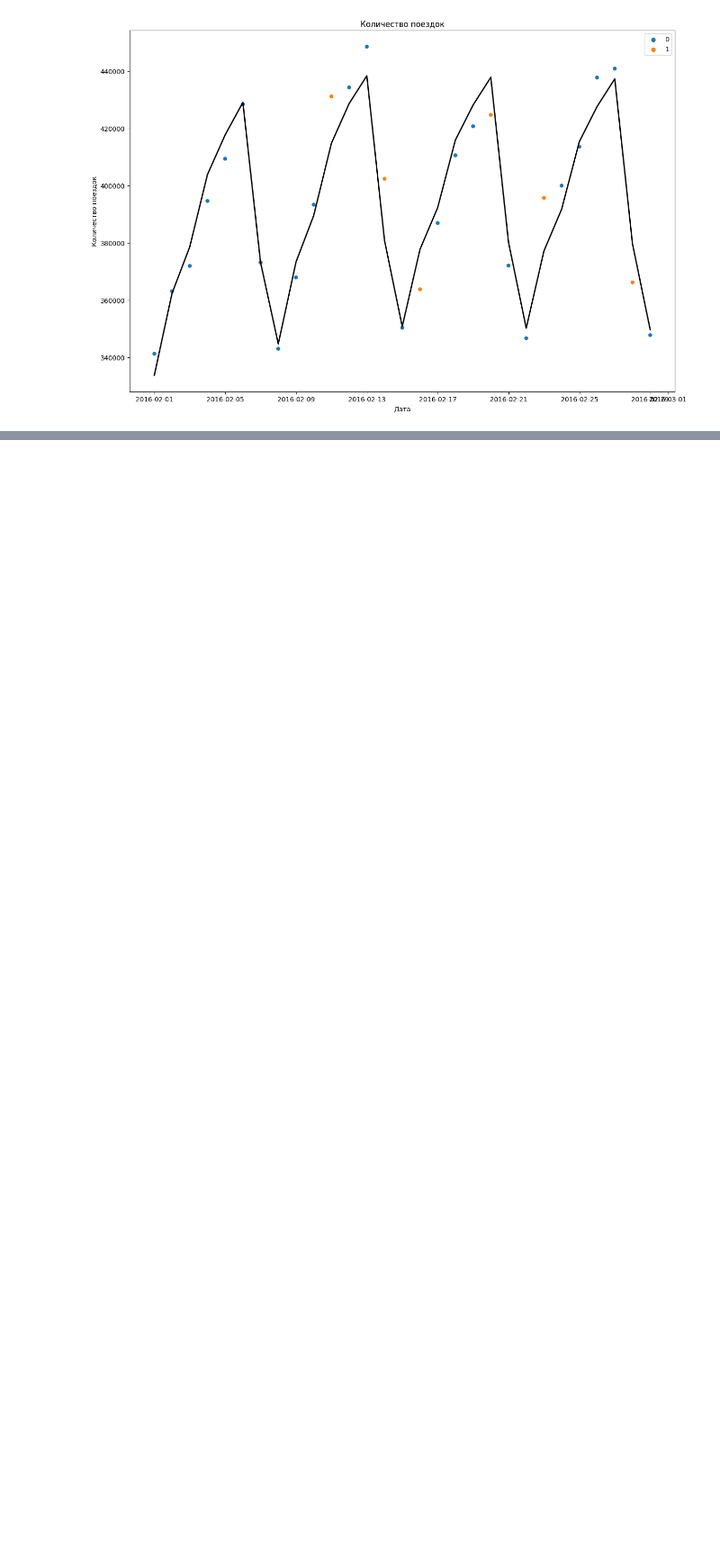
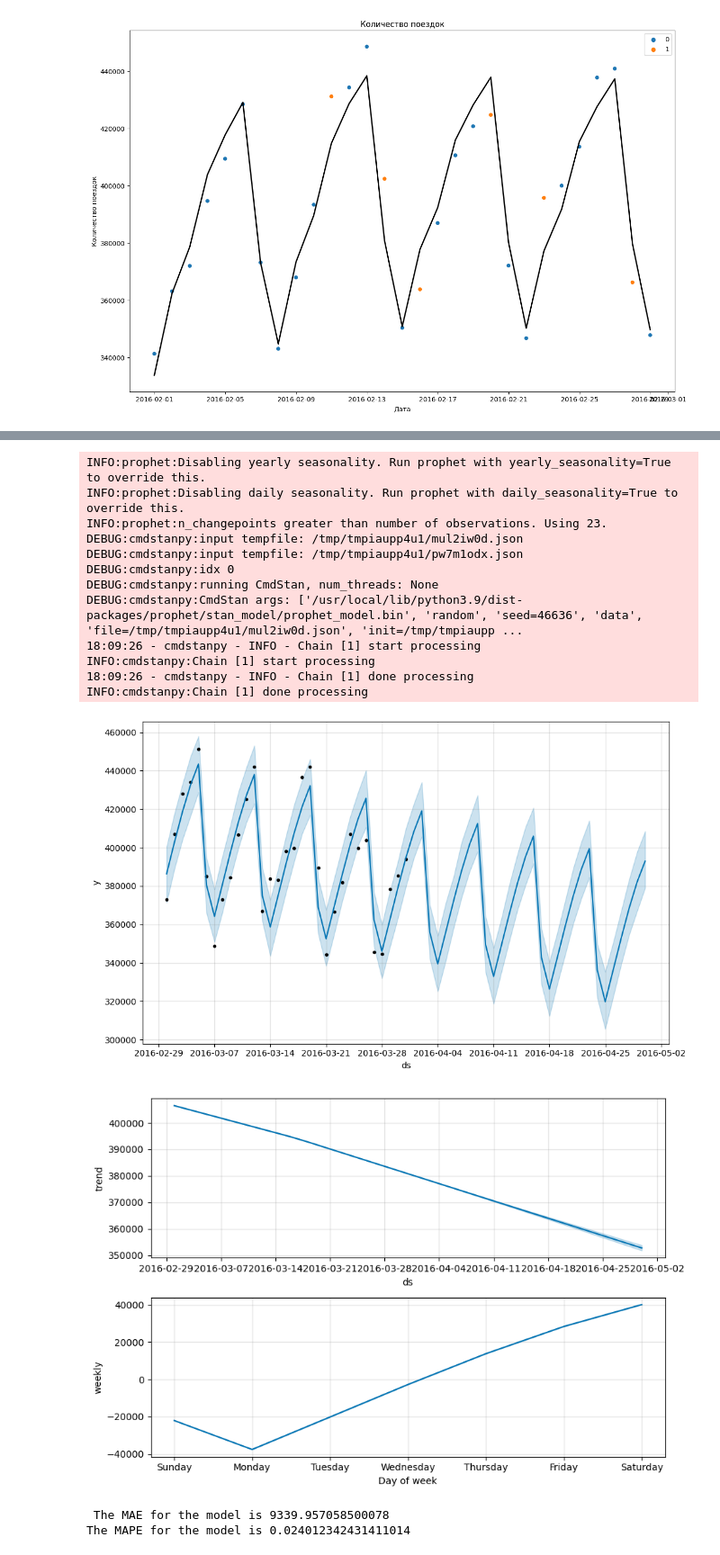
Before and after one commit to Pavionio/Fear_and_Hate_in_Taxi, a Jupyter notebook: anomaly_function.ipynb, the cells around one changed output, grey strips where cells are left out. Shown at 90% size. Drawn from its saved outputs; the diff is of its cells as text; code cells hidden in the pictures; blank space fills up the shorter version.

```diff
--- a/anomaly_function.ipynb
+++ b/anomaly_function.ipynb
@@ -259,15 +273,53 @@ def prophet_trip_count_anomalies(data : pd.DataFrame, num_of_periods : int ) ->
 
         sns.scatterplot(x='ds', y='y', data=performance, hue='anomaly',linewidth = 0.001).set(title='Количество поездок',ylabel='Количество поездок',xlabel='Дата')
         sns.lineplot(x='ds', y='yhat', data=performance, color='black',linewidth = 2)
+
+
+        return performance
 # %%
 def Catch_Anomalies(data : pd.DataFrame, search_geo_anomalies=True, show_small_geo_map=True, search_count_anomalies_by_iso=True,\
                     search_count_anomalies_by_prophet=True, num_of_periods=30, search_nlo_anomalies=True,search_parameter_anomalies=True):
 
 
+    """
+          Функция для выявления аномалий в данных поездок.
 
-    '''
+          search_geo_anomalies -  добавляет колонку, где отмечает поездки, которые находятся вне Нью-Йорка и рисует большую карту Нью-Йорка (на больших датасетах долго работает)
+          - необходимы колонки:
+          pickup_lagitude
+          pickup_longitude
+          dropoff_longitude
+          dropoff_lagitude
 
-    '''
+          show_small_geo_map - рисует координаты поездок на карте Америки(на больших датасетах долго работает)
+          - необходимы колонки:
+          pickup_lagitude
+          pickup_longitude
+          dropoff_longitude
+          dropoff_lagitude
+
+          search_count_anomalies_by_iso - возвращает аномалии в количестве поездок по дням используя isolation forest
+          - необходимы колонки:
+           pickup_datetime
+
+          search_count_anomalies_by_prophet - возвращает аномалии в количестве поездок по дням используя prohpet (num_of_periods - количество дней которые prophet предскажет на графике)
+          - необходимы колонки:
+           pickup_datetime
+
+          search_nlo_anomalies -  добавляет колонку аномалий, которые находит LocalOutlierFactor и рисует график
+          - необходимы колонки:
+           trip_duration
+           distance
+
+          search_parameter_anomalies - ищет логически невозможные значения
+          - необходима хотя бы одна колонка из следующих:
+          trip_duration
+          distance
+          passenger_count
+
+
+
+    """
 
 
     day_anomalies_iso =None
@@ -370,3 +422,6 @@ The MAPE for the model is 0.018479889685742955
  28 2016-02-29  347834            1,
  None)
 [figure]
+# %%
+Catch_Anomalies(trip_duration,search_geo_anomalies=False, show_small_geo_map=False)
+# %% [output]
@@ -372,0 +429,16 @@ The MAPE for the model is 0.018479889685742955
+INFO:prophet:Disabling yearly seasonality. Run prophet with yearly_seasonality=True to override this.
+INFO:prophet:Disabling daily seasonality. Run prophet with daily_seasonality=True to override this.
+INFO:prophet:n_changepoints greater than number of observations. Using 23.
+DEBUG:cmdstanpy:input tempfile: /tmp/tmpiaupp4u1/mul2iw0d.json
+DEBUG:cmdstanpy:input tempfile: /tmp/tmpiaupp4u1/pw7m1odx.json
+DEBUG:cmdstanpy:idx 0
+DEBUG:cmdstanpy:running CmdStan, num_threads: None
+DEBUG:cmdstanpy:CmdStan args: ['/usr/local/lib/python3.9/dist-packages/prophet/stan_model/prophet_model.bin', 'random', 'seed=46636', 'data', 'file=/tmp/tmpiaupp4u1/mul2iw0d.json', 'init=/tmp/tmpiaupp ...
+18:09:26 - cmdstanpy - INFO - Chain [1] start processing
+INFO:cmdstanpy:Chain [1] start processing
+18:09:26 - cmdstanpy - INFO - Chain [1] done processing
+INFO:cmdstanpy:Chain [1] done processing
+[figure, added]
+[figure, added]
+ The MAE for the model is 9339.957058500078
+The MAPE for the model is 0.024012342431411014
```
Also changed, not shown: parts of 5 cells of this notebook.
